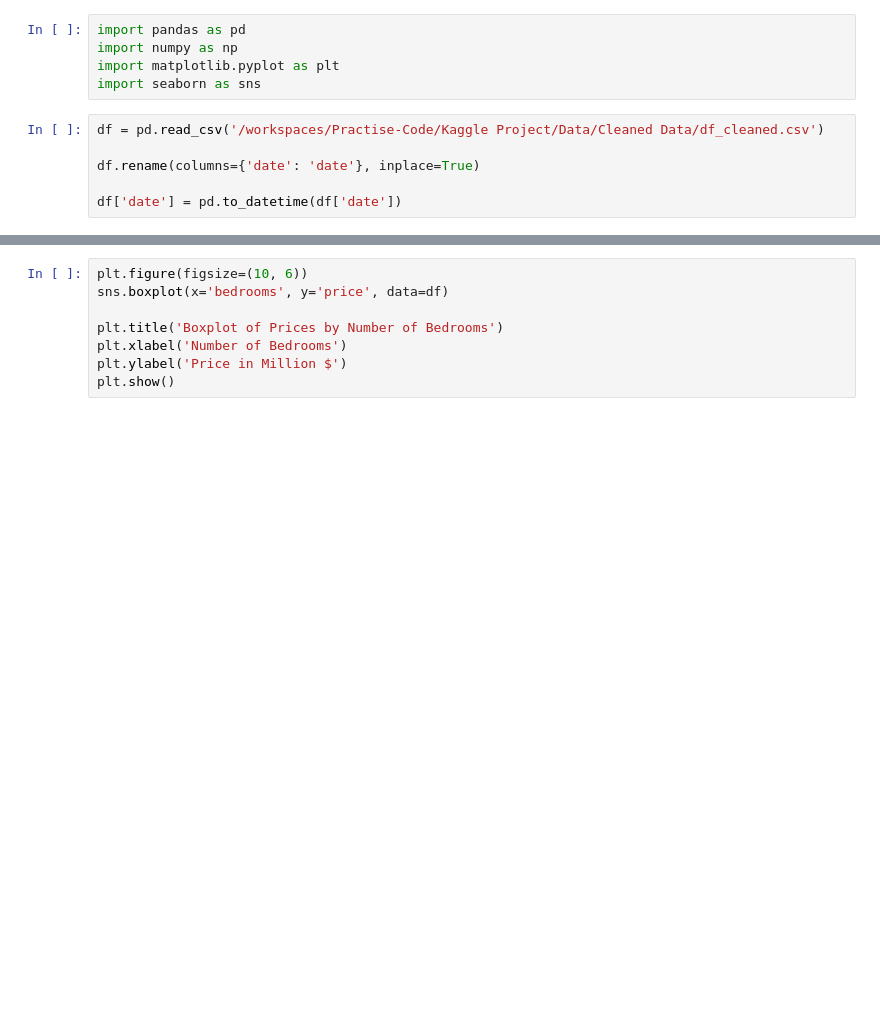
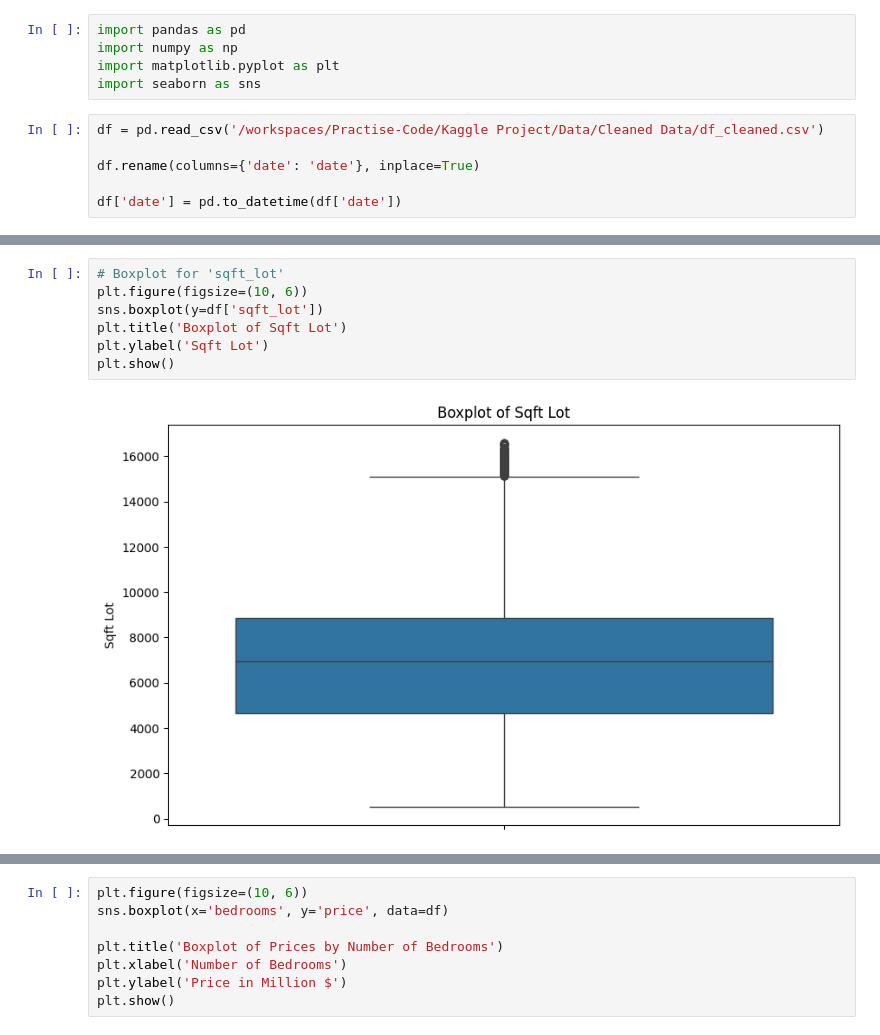
Before and after one commit to NiallGF/First-data-project, a Jupyter notebook: Kaggle Project/Workbooks/EDA/boxplots.ipynb, the cells around one changed output, grey strips where cells are left out. Saved outputs shown, nothing was run; the diff lists cells and outputs as text; blank space fills up the shorter version.

```diff
--- a/Kaggle Project/Workbooks/EDA/boxplots.ipynb
+++ b/Kaggle Project/Workbooks/EDA/boxplots.ipynb
@@ -30,0 +56,9 @@ for col in cols:
+# %%
+# Boxplot for 'sqft_lot'
+plt.figure(figsize=(10, 6))
+sns.boxplot(y=df['sqft_lot'])
+plt.title('Boxplot of Sqft Lot')
+plt.ylabel('Sqft Lot')
+plt.show()
+# %% [output]
+[figure, added]
```
Also changed, not shown: parts of 12 cells of this notebook.
